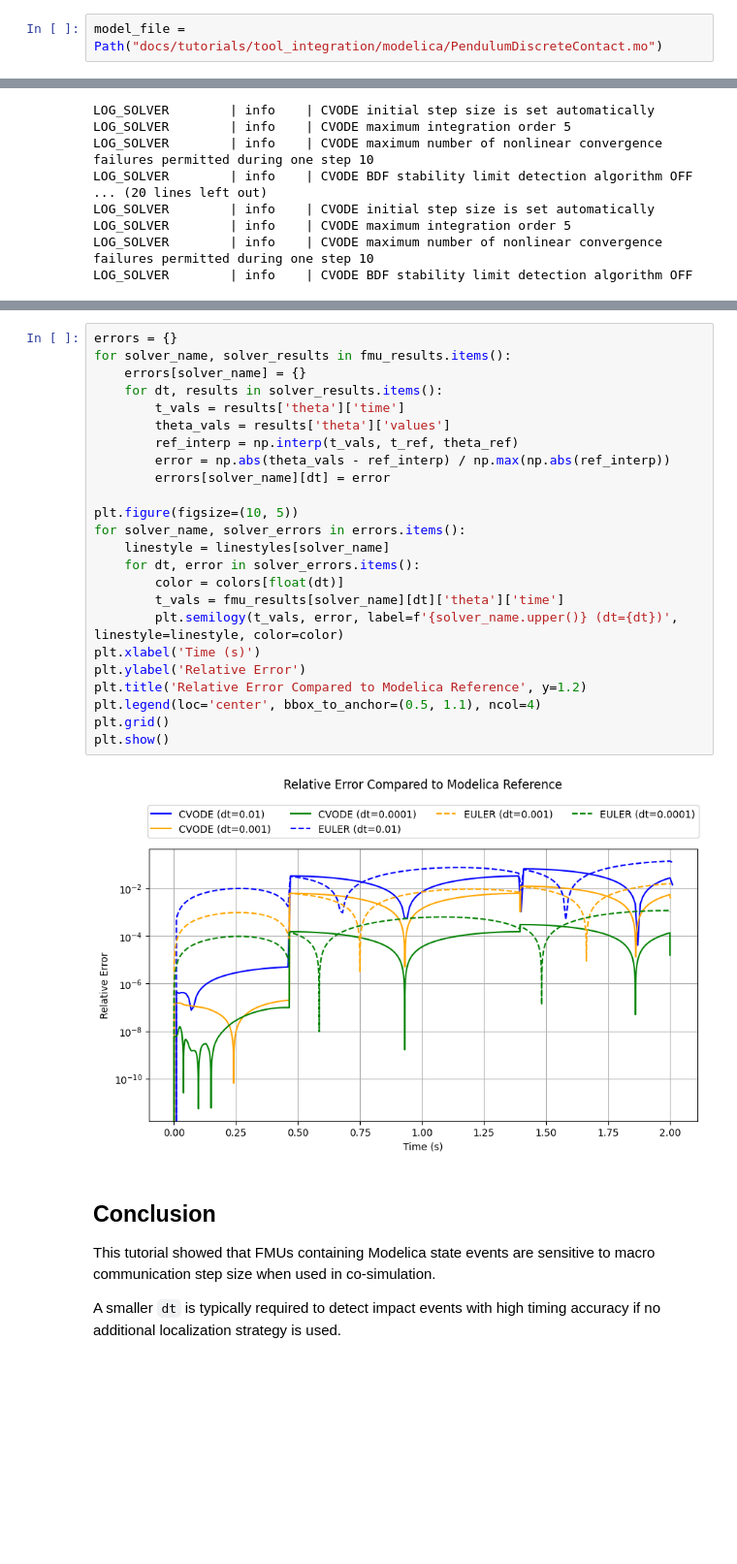
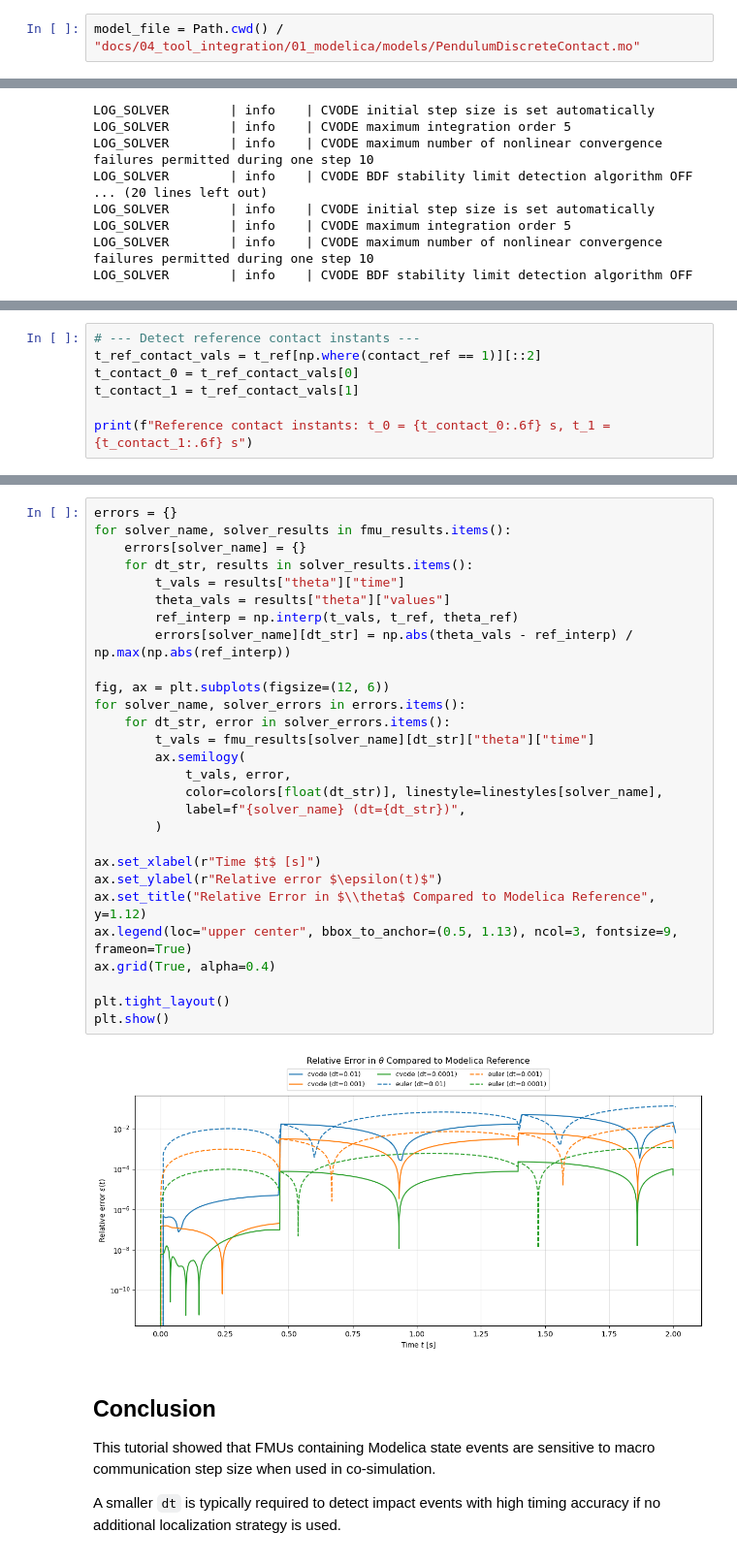
Before and after one commit to FlorianFrech/SystemSimulation, a Jupyter notebook: docs/04_tool_integration/01_modelica/02_modelica_pendulum_contact.ipynb, the cells around one changed output, grey strips where cells are left out. Shown at 97% size. Drawn from its saved outputs; the diff is of its cells as text; blank space fills up the shorter version.

```diff
--- a/docs/04_tool_integration/01_modelica/02_modelica_pendulum_contact.ipynb
+++ b/docs/04_tool_integration/01_modelica/02_modelica_pendulum_contact.ipynb
@@ -112,7 +112,7 @@ equation
 
 end PendulumDiscreteContact;
 # %%
-model_file = Path("docs/tutorials/tool_integration/modelica/PendulumDiscreteContact.mo")
+model_file = Path.cwd() / "docs/04_tool_integration/01_modelica/models/PendulumDiscreteContact.mo"
 # %% [markdown]
 ## Simulate `ModelicaSystem`
 
@@ -318,0 +340,7 @@ plt.show()
+# %%
+# --- Detect reference contact instants ---
+t_ref_contact_vals = t_ref[np.where(contact_ref == 1)][::2]
+t_contact_0 = t_ref_contact_vals[0]
+t_contact_1 = t_ref_contact_vals[1]
+
+print(f"Reference contact instants: t_0 = {t_contact_0:.6f} s, t_1 = {t_contact_1:.6f} s")
@@ -319,29 +453,33 @@ plt.show()
 # %%
 errors = {}
 for solver_name, solver_results in fmu_results.items():
     errors[solver_name] = {}
-    for dt, results in solver_results.items():
-        t_vals = results['theta']['time']
-        theta_vals = results['theta']['values']
+    for dt_str, results in solver_results.items():
+        t_vals = results["theta"]["time"]
+        theta_vals = results["theta"]["values"]
         ref_interp = np.interp(t_vals, t_ref, theta_ref)
-        error = np.abs(theta_vals - ref_interp) / np.max(np.abs(ref_interp))
-        errors[solver_name][dt] = error
+        errors[solver_name][dt_str] = np.abs(theta_vals - ref_interp) / np.max(np.abs(ref_interp))
 
-plt.figure(figsize=(10, 5))
+fig, ax = plt.subplots(figsize=(12, 6))
 for solver_name, solver_errors in errors.items():
-    linestyle = linestyles[solver_name]
-    for dt, error in solver_errors.items():
-        color = colors[float(dt)]
-        t_vals = fmu_results[solver_name][dt]['theta']['time']
-        plt.semilogy(t_vals, error, label=f'{solver_name.upper()} (dt={dt})', linestyle=linestyle, color=color)
-plt.xlabel('Time (s)')
-plt.ylabel('Relative Error')
-plt.title('Relative Error Compared to Modelica Reference', y=1.2)
-plt.legend(loc='center', bbox_to_anchor=(0.5, 1.1), ncol=4)
-plt.grid()
+    for dt_str, error in solver_errors.items():
+        t_vals = fmu_results[solver_name][dt_str]["theta"]["time"]
+        ax.semilogy(
+            t_vals, error,
+            color=colors[float(dt_str)], linestyle=linestyles[solver_name],
+            label=f"{solver_name} (dt={dt_str})",
+        )
+
+ax.set_xlabel(r"Time $t$ [s]")
+ax.set_ylabel(r"Relative error $\epsilon(t)$")
+ax.set_title("Relative Error in $\\theta$ Compared to Modelica Reference", y=1.12)
+ax.legend(loc="upper center", bbox_to_anchor=(0.5, 1.13), ncol=3, fontsize=9, frameon=True)
+ax.grid(True, alpha=0.4)
+
+plt.tight_layout()
 plt.show()
 # %% [output]
-[figure, old version]
+[figure, new version]
 # %% [markdown]
 ## Conclusion
 
```
Also changed, not shown: parts of 11 cells of this notebook, 35 other files.
